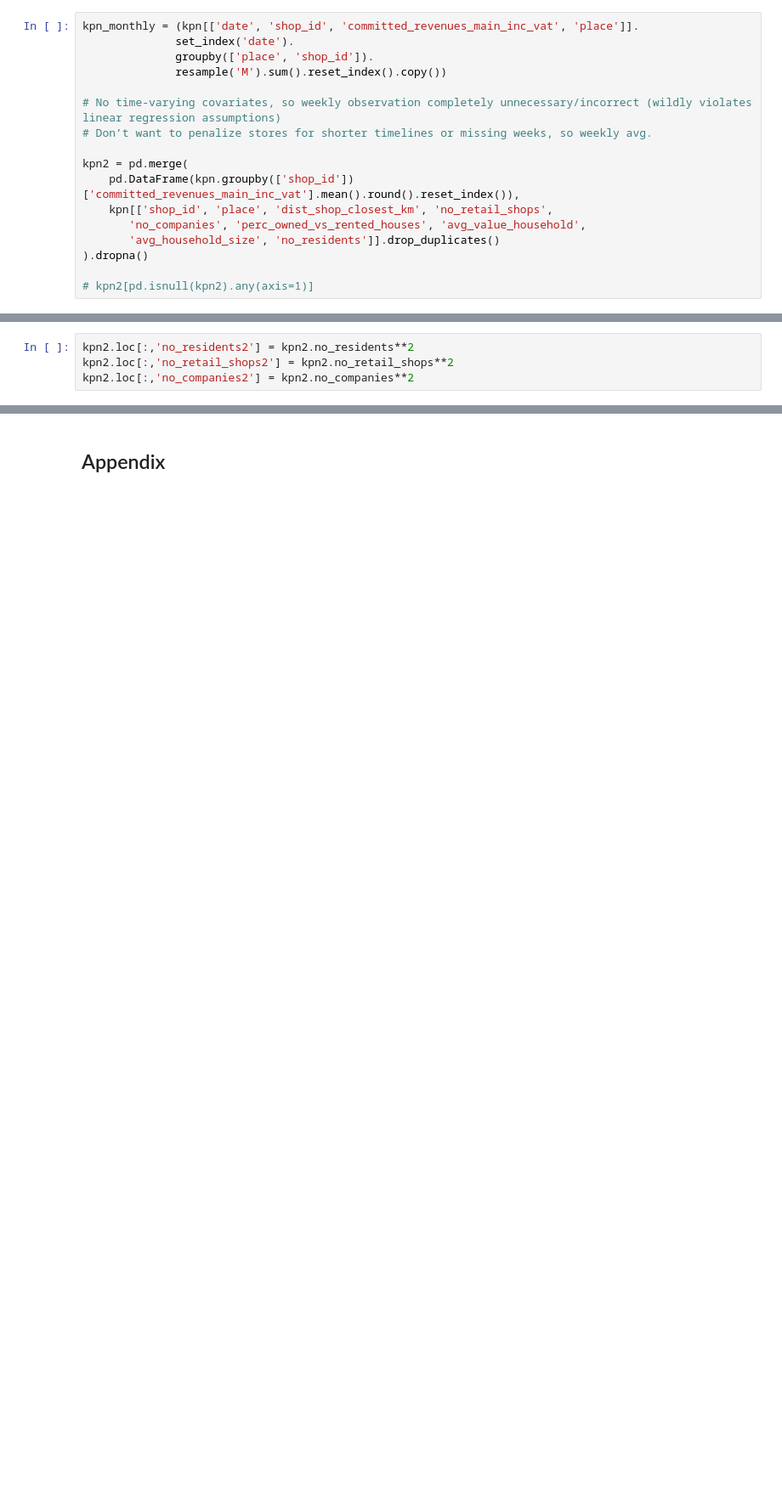
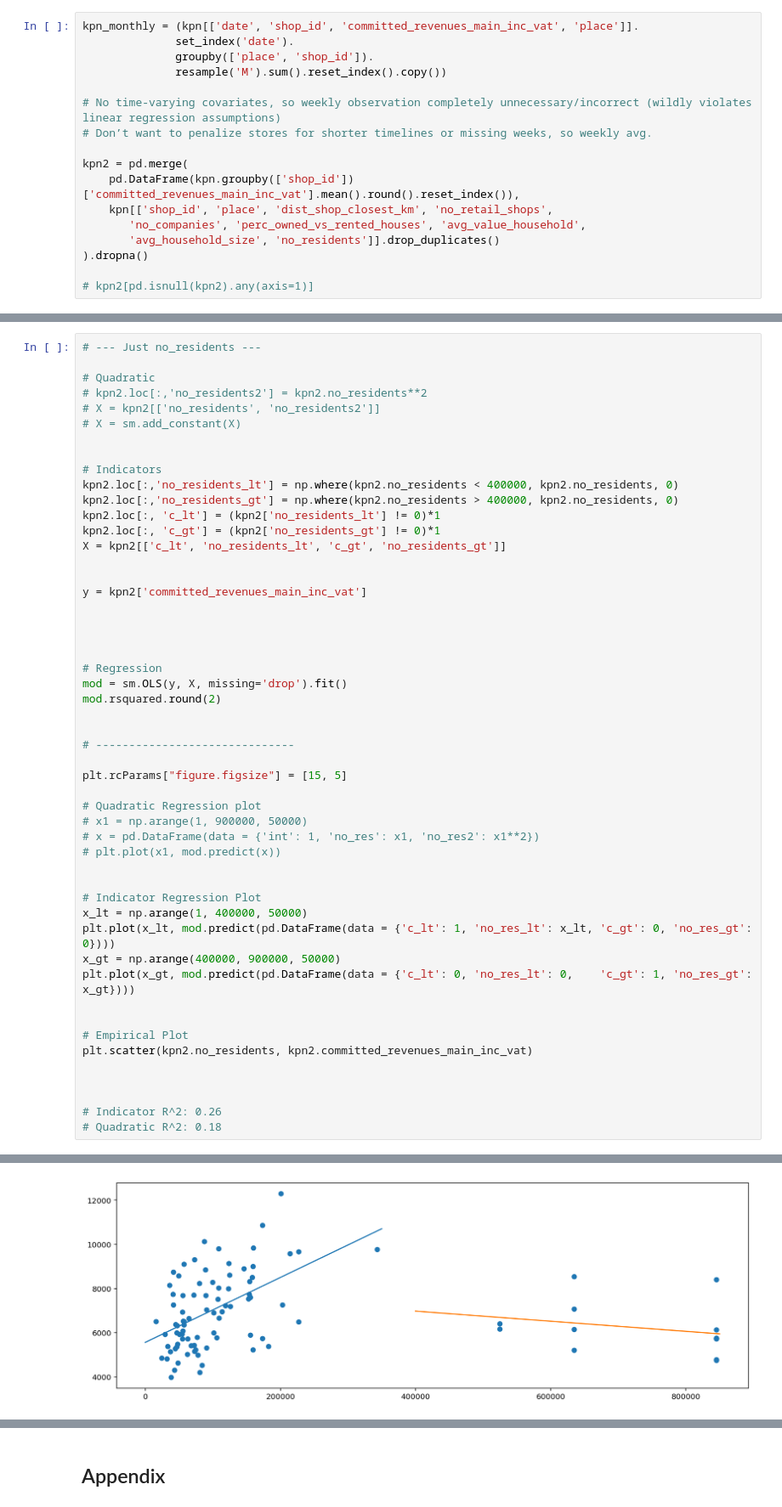
Before and after one commit to cwcomiskey/Misc, a Jupyter notebook: retail_shops_case/case.ipynb, the cells around one changed output, grey strips where cells are left out. Shown at 85% size. Cells and saved outputs as stored; diff of their text form; blank space fills up the shorter version.

Commit message:
no_residents; I_[>40k], distinct m, b

```diff
--- a/retail_shops_case/case.ipynb
+++ b/retail_shops_case/case.ipynb
@@ -258,4 +246,0 @@ plt.scatter(x = kpn2.no_residents, y = kpn2.committed_revenues_main_inc_vat)
-# %%
-kpn2.loc[:,'no_residents2'] = kpn2.no_residents**2
-kpn2.loc[:,'no_retail_shops2'] = kpn2.no_retail_shops**2
-kpn2.loc[:,'no_companies2'] = kpn2.no_companies**2
@@ -261,0 +252,52 @@ kpn2.loc[:,'no_companies2'] = kpn2.no_companies**2
+# %%
+# --- Just no_residents ---
+
+# Quadratic
+# kpn2.loc[:,'no_residents2'] = kpn2.no_residents**2
+# X = kpn2[['no_residents', 'no_residents2']]
+# X = sm.add_constant(X)
+
+
+# Indicators
+kpn2.loc[:,'no_residents_lt'] = np.where(kpn2.no_residents < 400000, kpn2.no_residents, 0)
+kpn2.loc[:,'no_residents_gt'] = np.where(kpn2.no_residents > 400000, kpn2.no_residents, 0)
+kpn2.loc[:, 'c_lt'] = (kpn2['no_residents_lt'] != 0)*1
+kpn2.loc[:, 'c_gt'] = (kpn2['no_residents_gt'] != 0)*1
+X = kpn2[['c_lt', 'no_residents_lt', 'c_gt', 'no_residents_gt']]
+
+
+y = kpn2['committed_revenues_main_inc_vat']
+
+
+
+
+# Regression
+mod = sm.OLS(y, X, missing='drop').fit()
+mod.rsquared.round(2)
+
+
+# ------------------------------
+
+plt.rcParams["figure.figsize"] = [15, 5]
+
+# Quadratic Regression plot
+# x1 = np.arange(1, 900000, 50000)
+# x = pd.DataFrame(data = {'int': 1, 'no_res': x1, 'no_res2': x1**2})
+# plt.plot(x1, mod.predict(x))
+
+
+# Indicator Regression Plot
+x_lt = np.arange(1, 400000, 50000)
+plt.plot(x_lt, mod.predict(pd.DataFrame(data = {'c_lt': 1, 'no_res_lt': x_lt, 'c_gt': 0, 'no_res_gt': 0})))
+x_gt = np.arange(400000, 900000, 50000)
+plt.plot(x_gt, mod.predict(pd.DataFrame(data = {'c_lt': 0, 'no_res_lt': 0,    'c_gt': 1, 'no_res_gt': x_gt})))
+
+
+# Empirical Plot
+plt.scatter(kpn2.no_residents, kpn2.committed_revenues_main_inc_vat)
+
+
+
+# Indicator R^2: 0.26
+# Quadratic R^2: 0.18
+# %% [output]
@@ -261,0 +308 @@ kpn2.loc[:,'no_companies2'] = kpn2.no_companies**2
+[figure, added]
```
Also changed, not shown: parts of 15 cells of this notebook.
